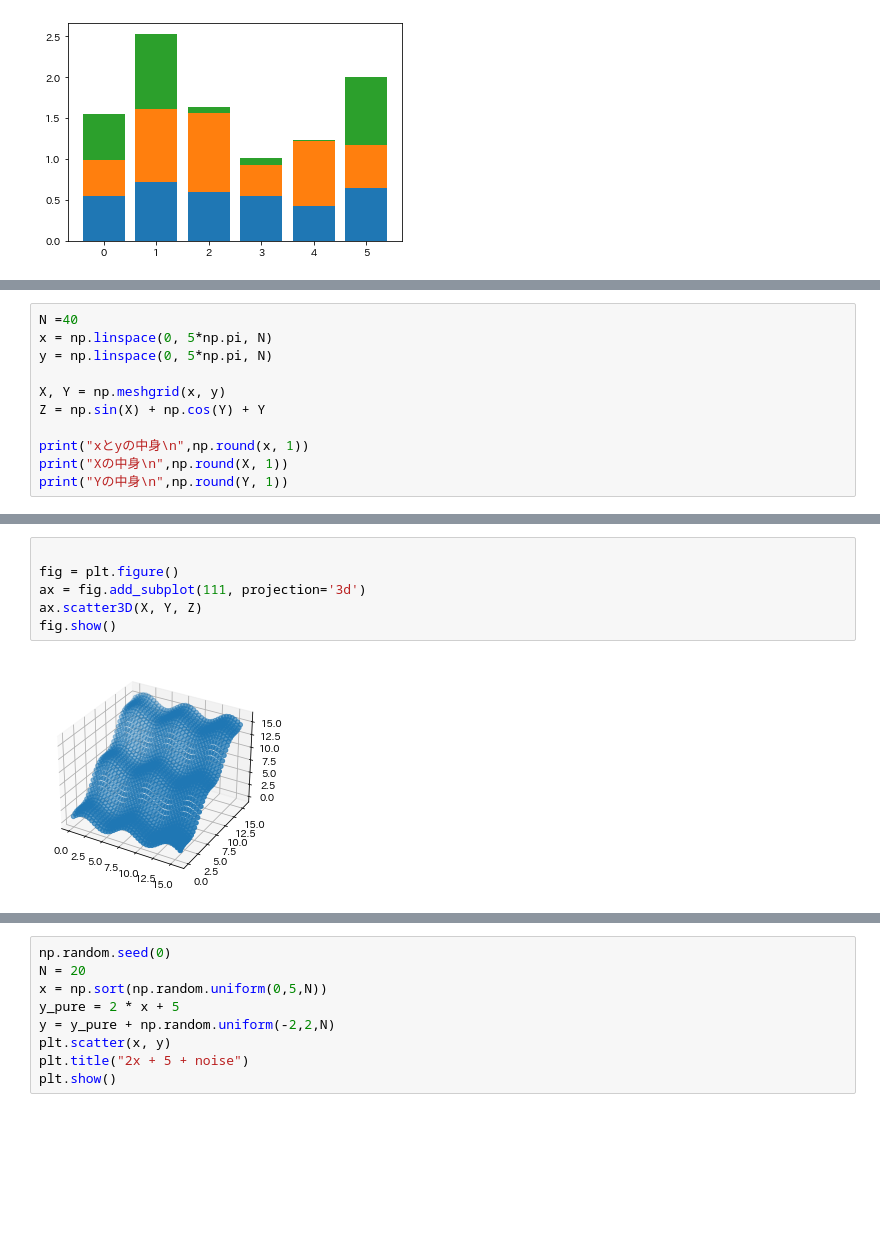
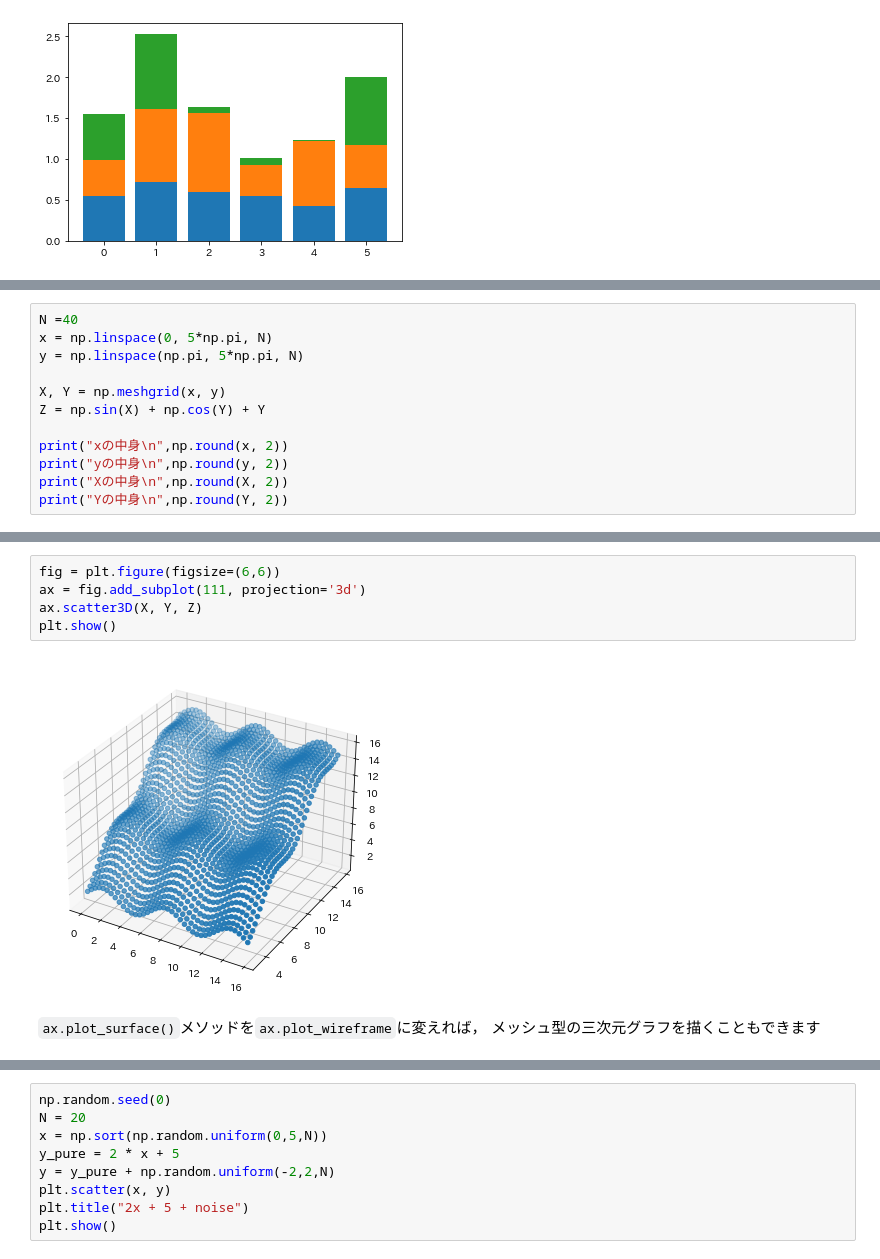
Before and after one commit to Toshi-M56/matplotlib_lecture, a Jupyter notebook: 研修Pythonグラフ作成.ipynb, the cells around one changed output, grey strips where cells are left out. Drawn from its saved outputs; the diff is of its cells as text; blank space fills up the shorter version.

```diff
--- a/研修Pythonグラフ作成.ipynb
+++ b/研修Pythonグラフ作成.ipynb
@@ -403,12 +454,13 @@ from mpl_toolkits.mplot3d import axes3d
 # %%
 N =40
 x = np.linspace(0, 5*np.pi, N)
-y = np.linspace(0, 5*np.pi, N)
+y = np.linspace(np.pi, 5*np.pi, N)
 
 X, Y = np.meshgrid(x, y)
 Z = np.sin(X) + np.cos(Y) + Y
 
-print("xとyの中身\n",np.round(x, 1))
-print("Xの中身\n",np.round(X, 1))
-print("Yの中身\n",np.round(Y, 1))
+print("xの中身\n",np.round(x, 2))
+print("yの中身\n",np.round(y, 2))
+print("Xの中身\n",np.round(X, 2))
+print("Yの中身\n",np.round(Y, 2))
 # %% [output]
@@ -452,10 +515,12 @@ fig.show()
 # %%
-
-fig = plt.figure()
+fig = plt.figure(figsize=(6,6))
 ax = fig.add_subplot(111, projection='3d')
 ax.scatter3D(X, Y, Z)
-fig.show()
+plt.show()
 # %% [output]
-[figure, old version]
+[figure, new version]
+# %% [markdown]
+``ax.plot_surface()``メソッドを``ax.plot_wireframe``に変えれば，
+メッシュ型の三次元グラフを描くこともできます
 # %%
 
```
Also changed, not shown: parts of 39 cells of this notebook.
